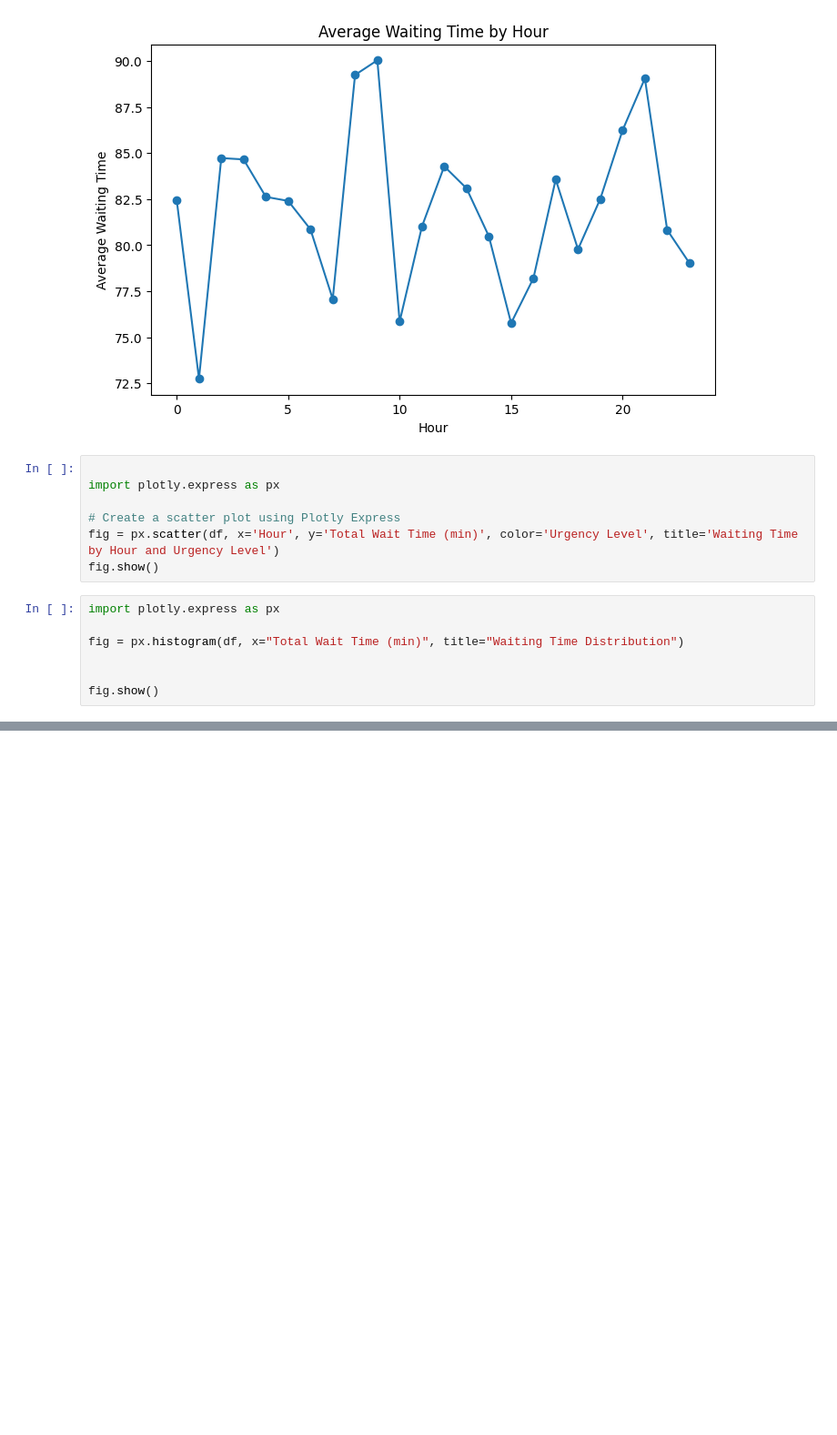
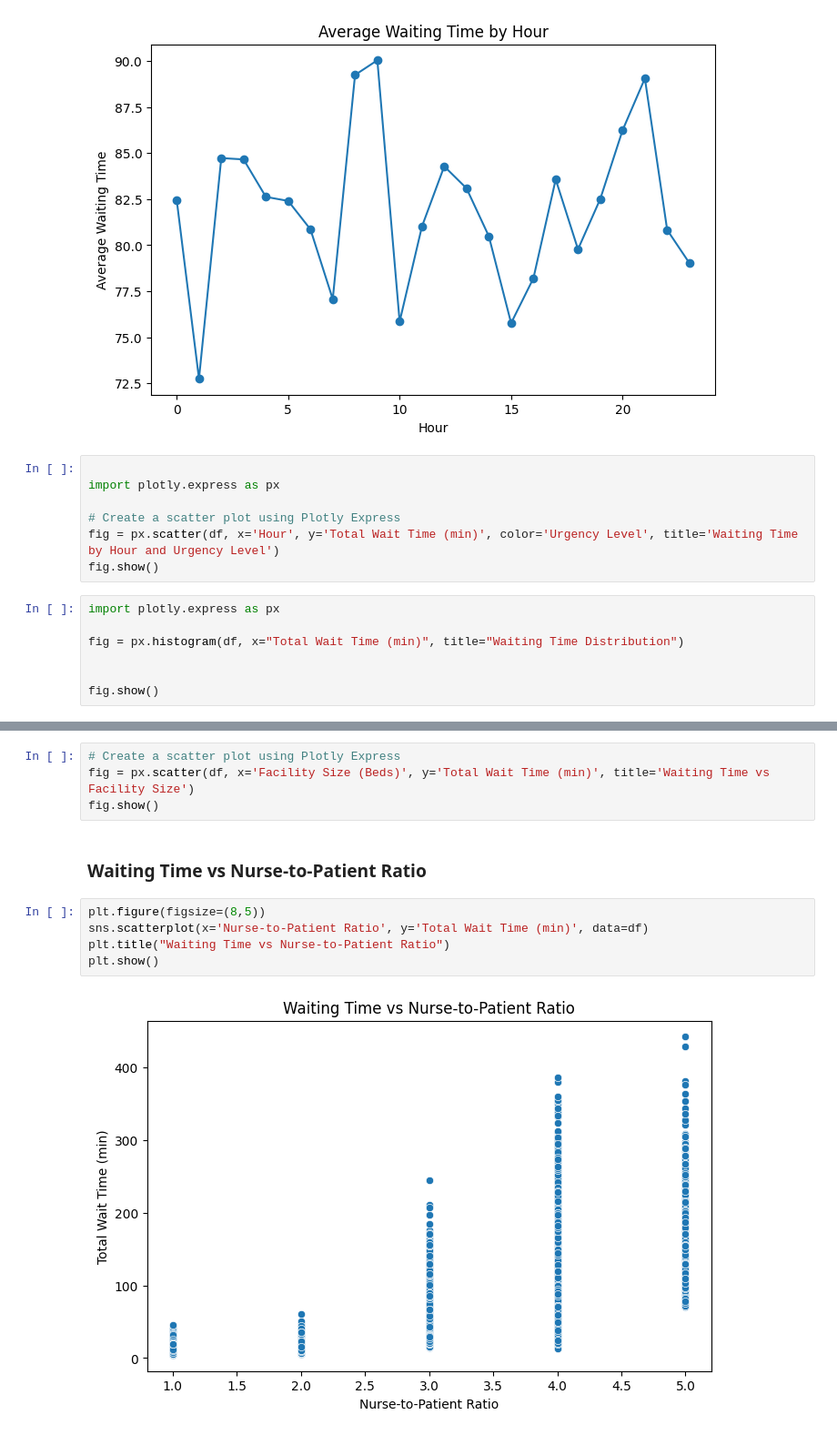
Before and after one commit to misbahkhattak718-pixel/Mentorship-Program--Devsil, a Jupyter notebook: Weekly Mini Projects/Week 8/ER Wait Time Dataset.ipynb, the cells around one changed output, grey strips where cells are left out. Shown at 91% size. Drawn from its saved outputs; the diff is of its cells as text; blank space fills up the shorter version.

```diff
--- a/Weekly Mini Projects/Week 8/ER Wait Time Dataset.ipynb
+++ b/Weekly Mini Projects/Week 8/ER Wait Time Dataset.ipynb
@@ -1246,0 +1276,13 @@ fig.show()
+# %%
+# Create a scatter plot using Plotly Express
+fig = px.scatter(df, x='Facility Size (Beds)', y='Total Wait Time (min)', title='Waiting Time vs Facility Size')
+fig.show()
+# %% [markdown]
+### Waiting Time vs Nurse-to-Patient Ratio
+# %%
+plt.figure(figsize=(8,5))
+sns.scatterplot(x='Nurse-to-Patient Ratio', y='Total Wait Time (min)', data=df)
+plt.title("Waiting Time vs Nurse-to-Patient Ratio")
+plt.show()
+# %% [output]
+[figure, added]
```
Also changed, not shown: parts of 18 cells of this notebook.
